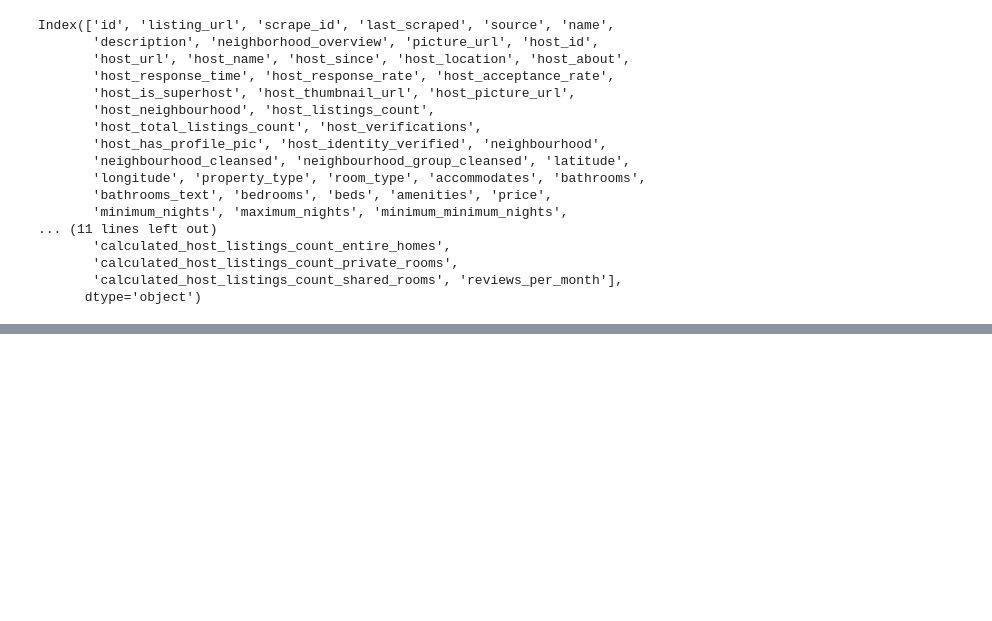
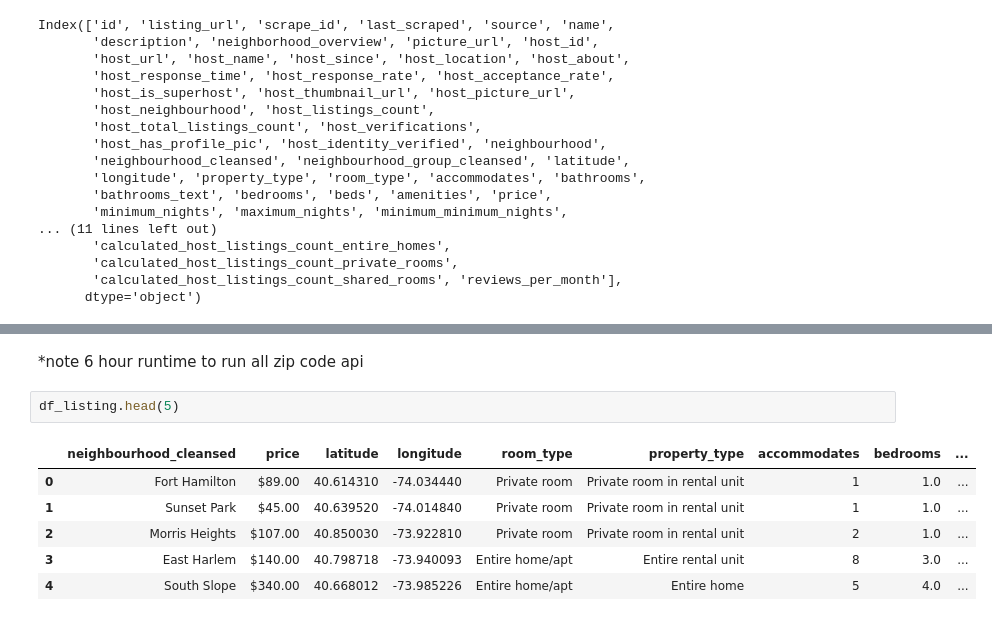
Before and after one commit to AndrewLee23708/AirBnB-Customer-Pricing-Analytics, a Jupyter notebook: 1.Data_cleaning.ipynb, the cells around one changed output, grey strips where cells are left out. Drawn from its saved outputs; the diff is of its cells as text; blank space fills up the shorter version.

```diff
--- a/1.Data_cleaning.ipynb
+++ b/1.Data_cleaning.ipynb
@@ -99,0 +275,11 @@ df_listing
+# %% [markdown]
+*note 6 hour runtime to run all zip code api
+# %%
+df_listing.head(5)
+# %% [output]
+|  | neighbourhood_cleansed | price | latitude | longitude | room_type | property_type | accommodates | bedrooms | ... |
+| 0 | Fort Hamilton | $89.00 | 40.614310 | -74.034440 | Private room | Private room in rental unit | 1 | 1.0 | ... |
+| 1 | Sunset Park | $45.00 | 40.639520 | -74.014840 | Private room | Private room in rental unit | 1 | 1.0 | ... |
+| 2 | Morris Heights | $107.00 | 40.850030 | -73.922810 | Private room | Private room in rental unit | 2 | 1.0 | ... |
+| 3 | East Harlem | $140.00 | 40.798718 | -73.940093 | Entire home/apt | Entire rental unit | 8 | 3.0 | ... |
+| 4 | South Slope | $340.00 | 40.668012 | -73.985226 | Entire home/apt | Entire home | 5 | 4.0 | ... |
```
Also changed, not shown: parts of 34 cells of this notebook, 5 other files.
